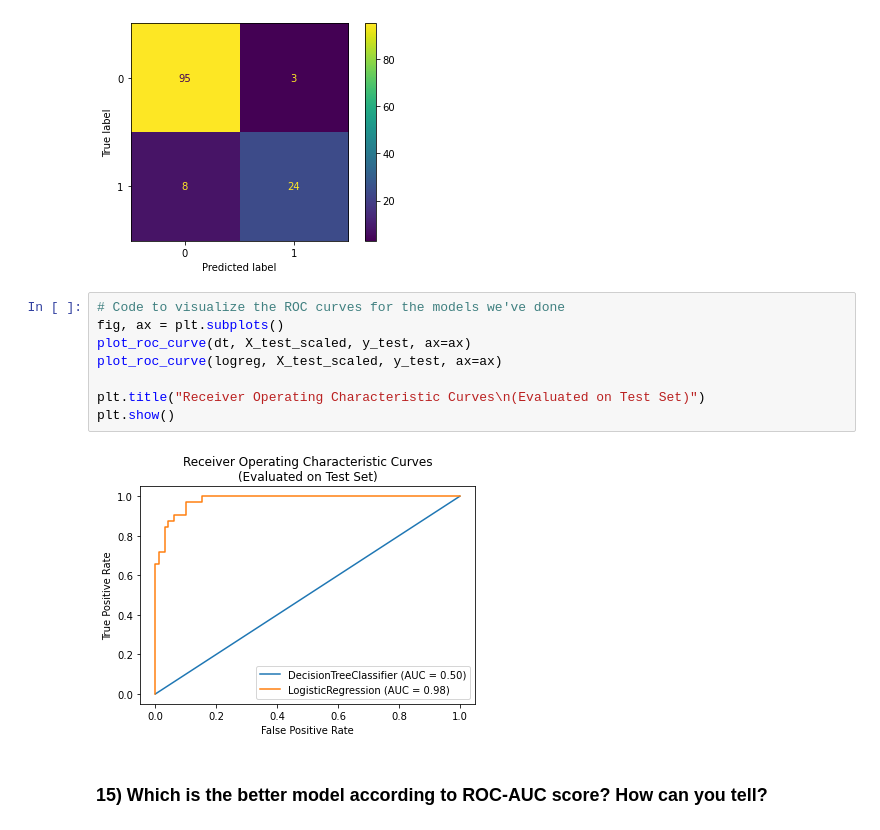
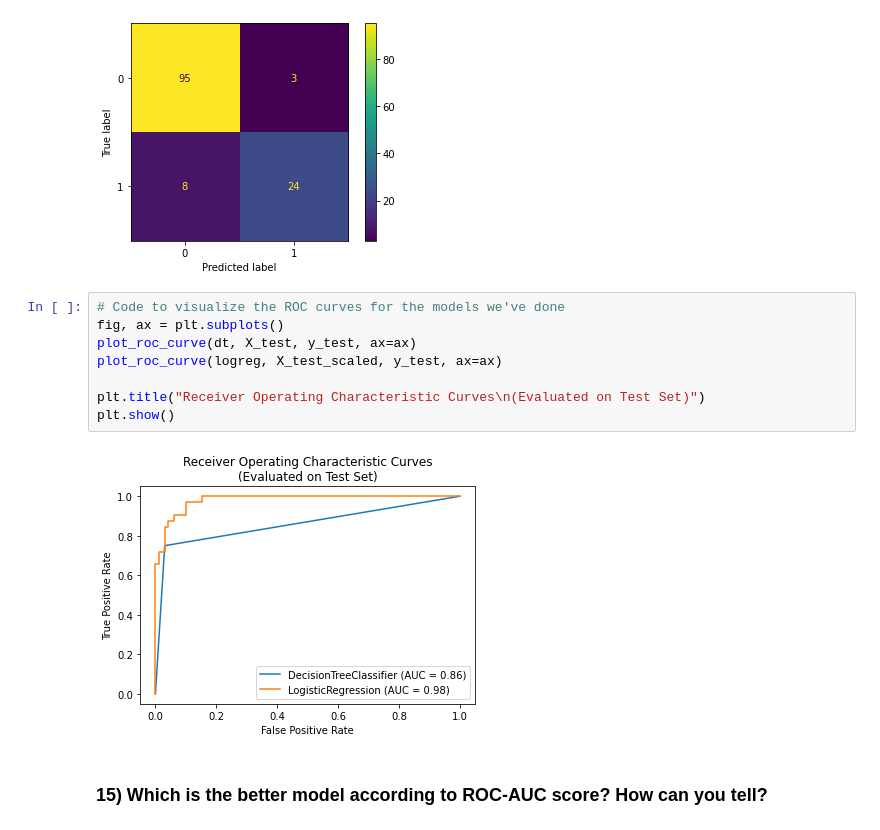
Before and after one commit to rbdaly16/NATL-DS-Live-062623, a Jupyter notebook: Phase3/Lectures/P3-Code-Challenge-Review.ipynb, the cells around one changed output. Saved outputs shown, nothing was run; the diff lists cells and outputs as text.

```diff
--- a/Phase3/Lectures/P3-Code-Challenge-Review.ipynb
+++ b/Phase3/Lectures/P3-Code-Challenge-Review.ipynb
@@ -329,13 +351,13 @@ plot_confusion_matrix(dt, X_test, y_test)
 # %%
 # Code to visualize the ROC curves for the models we've done
 fig, ax = plt.subplots()
-plot_roc_curve(dt, X_test_scaled, y_test, ax=ax)
+plot_roc_curve(dt, X_test, y_test, ax=ax)
 plot_roc_curve(logreg, X_test_scaled, y_test, ax=ax)
 
 plt.title("Receiver Operating Characteristic Curves\n(Evaluated on Test Set)")
 plt.show()
 # %% [output]
-[figure, old version]
+[figure, new version]
 # %% [markdown]
 ### 15) Which is the better model according to ROC-AUC score? How can you tell?
 # %%
```
Also changed, not shown: parts of 15 cells of this notebook, 1 other file.
